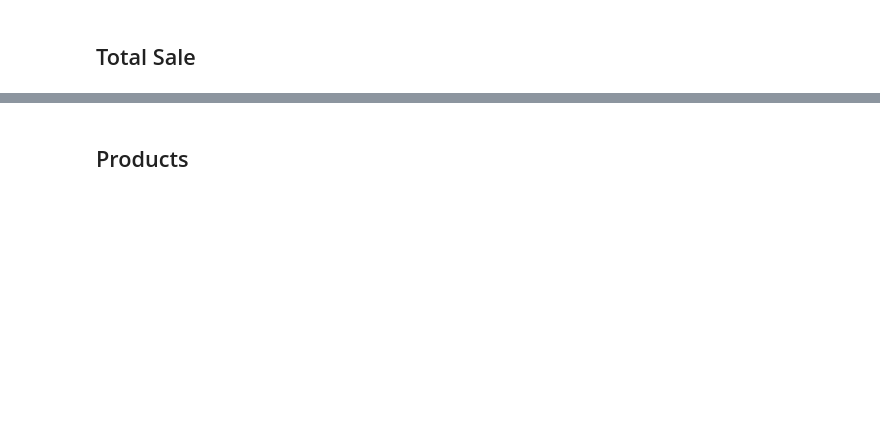
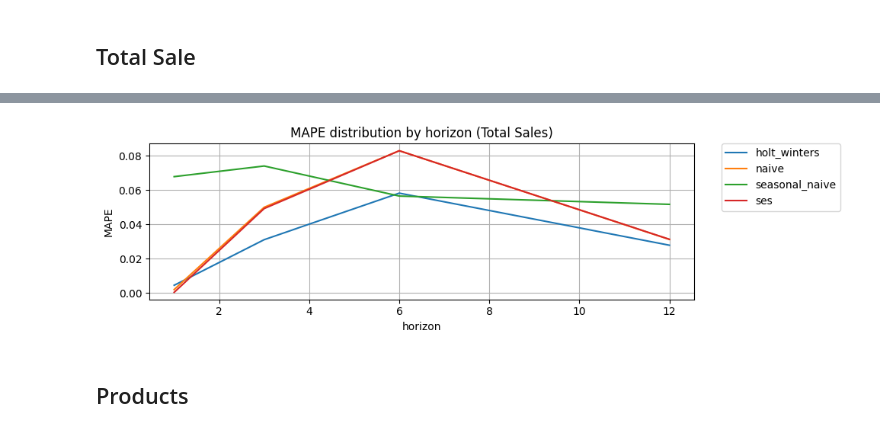
Before and after one commit to BELCHONOK-afk/thesis_TS_Sales_Forecast, a Jupyter notebook: baseline.ipynb, the cells around one changed output, grey strips where cells are left out. Drawn from its saved outputs; the diff is of its cells as text; code cells hidden in the pictures; blank space fills up the shorter version.

```diff
--- a/baseline.ipynb
+++ b/baseline.ipynb
@@ -215,2 +216,14 @@ pivot
+# %%
+plt.figure(figsize=(10,3))
+sns.lineplot(summary_total, x = 'horizon', y = 'MAPE', hue='model')
+title = 'MAPE distribution by horizon (Total Sales)'
+plt.title(title)
+plt.grid()
+plt.legend(bbox_to_anchor=(1.05, 1), loc='upper left', borderaxespad=0)
+plt.tight_layout()
+plt.savefig('plots/'+title+'.png')
+plt.show()
+# %% [output]
+[figure, added]
 # %% [markdown]
 ## Products
```
Also changed, not shown: parts of 22 cells of this notebook, 1 other file.
